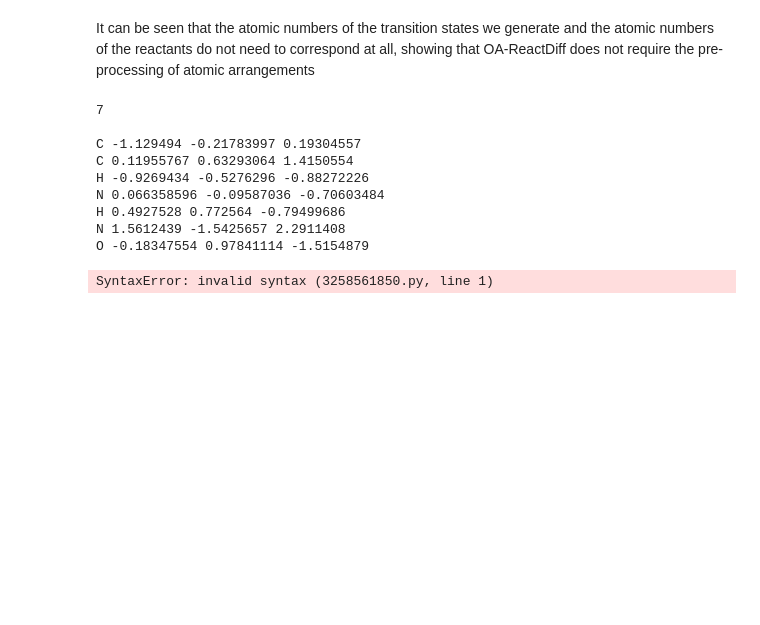
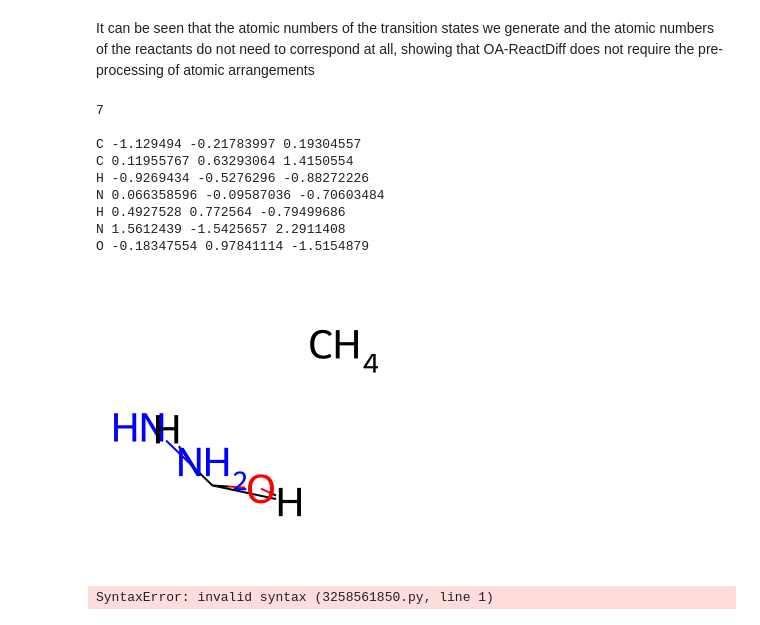
Before and after one commit to tsitsvero/OAReactDiff, a Jupyter notebook: OA-ReactDiff.ipynb, the cells around one changed output. Saved outputs shown, nothing was run; the diff lists cells and outputs as text; code cells hidden in the pictures; blank space fills up the shorter version.

Commit message:
rdkit drawing

```diff
--- a/OA-ReactDiff.ipynb
+++ b/OA-ReactDiff.ipynb
@@ -642,6 +642,61 @@ N 0.066358596 -0.09587036 -0.70603484
 H 0.4927528 0.772564 -0.79499686
 N 1.5612439 -1.5425657 2.2911408
 O -0.18347554 0.97841114 -1.5154879
+# %%
+from rdkit import Chem
+from rdkit.Chem import AllChem
+
+# Read XYZ file
+with open("./demo/inpainting/gen_0_react.xyz", "r") as f:
+    xyz_data = f.readlines()
+
+# Parse number of atoms
+num_atoms = int(xyz_data[0])
+
+# Create RDKit molecule
+mol = Chem.rdchem.RWMol()
+
+# Create conformer first
+conf = Chem.rdchem.Conformer(num_atoms)
+
+# Add atoms and coordinates
+for i in range(2, num_atoms+2):
+    line = xyz_data[i].split()
+    atom_symbol = line[0]
+    x = float(line[1])
+    y = float(line[2])
+    z = float(line[3])
+
+    # Add atom
+    atom = Chem.rdchem.Atom(atom_symbol)
+    atom_idx = mol.AddAtom(atom)
+
+    # Set 3D coordinates
+    conf.SetAtomPosition(atom_idx, (x, y, z))
+
+# Add the conformer after all atoms are added
+mol.AddConformer(conf)
+
+# Connect atoms based on distance
+for i in range(mol.GetNumAtoms()):
+    for j in range(i+1, mol.GetNumAtoms()):
+        pos_i = conf.GetAtomPosition(i)
+        pos_j = conf.GetAtomPosition(j)
+        dist = pos_i.Distance(pos_j)
+
+        # Add bonds if atoms are close enough (adjust threshold as needed)
+        if dist < 1.7:  # Typical bond length threshold in Angstroms
+            mol.AddBond(i, j, Chem.rdchem.BondType.SINGLE)
+
+# Convert to regular molecule
+mol = mol.GetMol()
+
+# Draw molecule
+from rdkit.Chem import Draw
+img = Draw.MolToImage(mol)
+display(img)
+# %% [output]
+[figure, added]
 # %%
 # https://github.com/pragmatic-streamlit/streamlit-molstar
 # %% [output]
```
